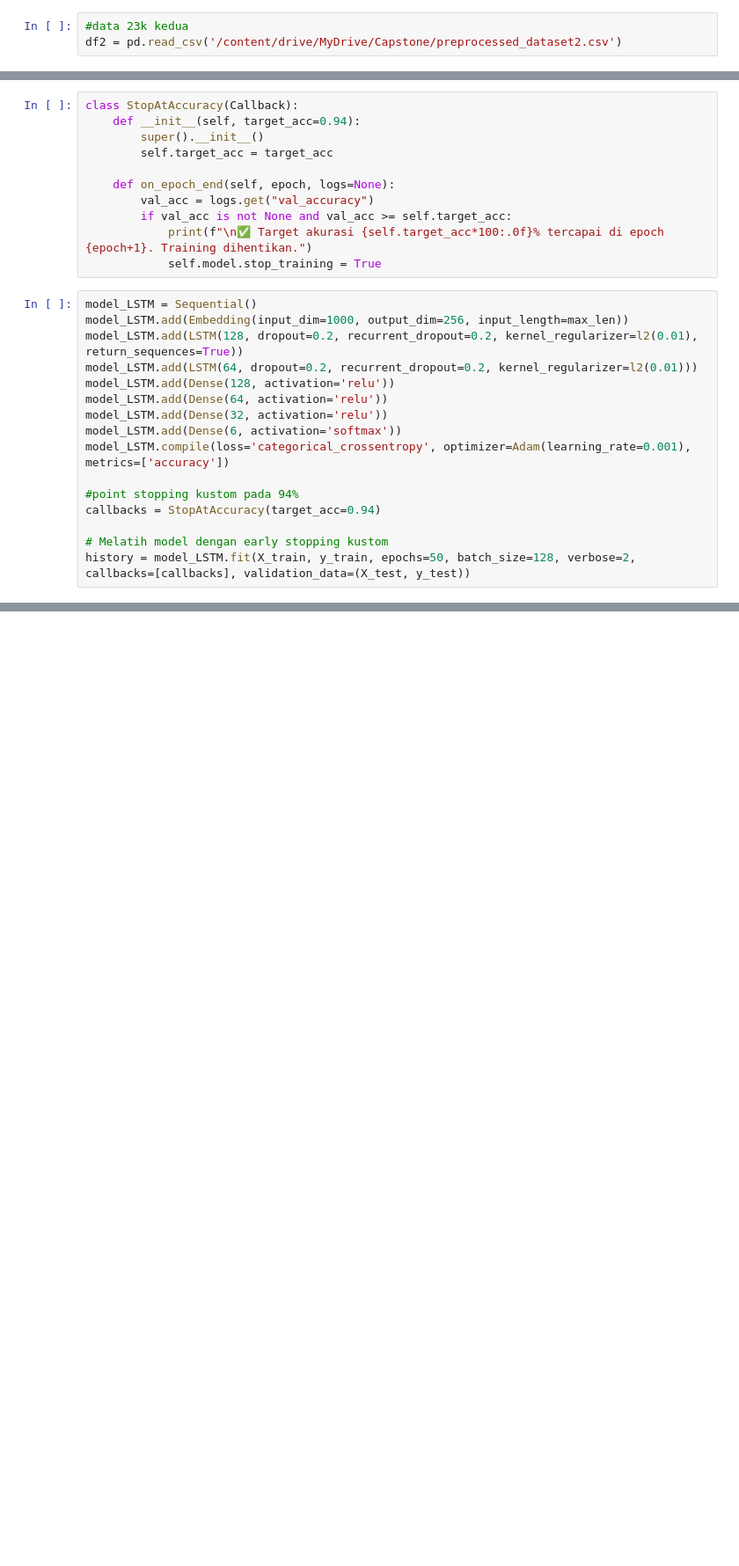
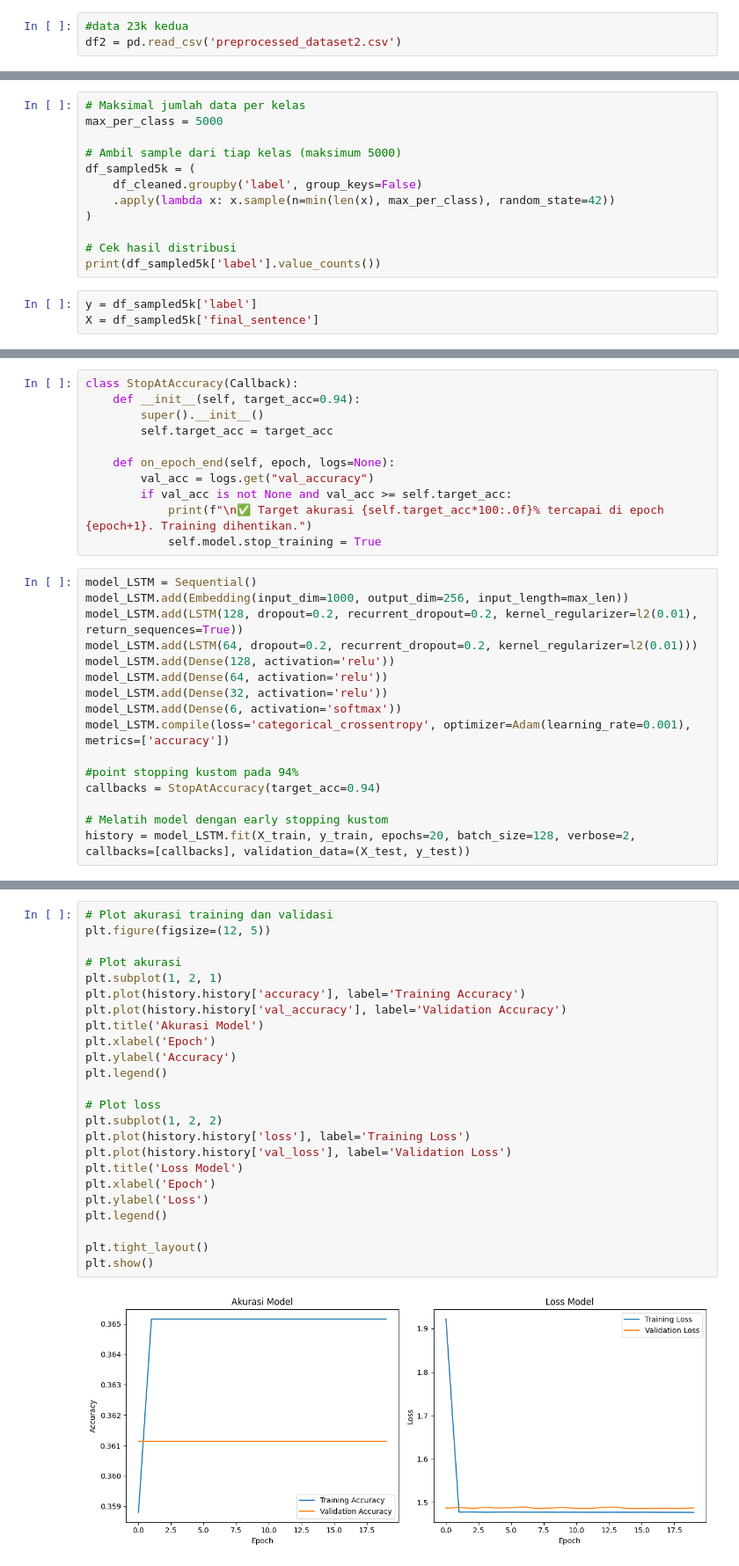
Before and after one commit to msultanyordan/NervEase-App, a Jupyter notebook: capstone_lstm_model.ipynb, the cells around one changed output, grey strips where cells are left out. Shown: that part at 88% size. Saved outputs shown, nothing was run; the diff lists cells and outputs as text; blank space fills up the shorter version.

```diff
--- a/capstone_lstm_model.ipynb
+++ b/capstone_lstm_model.ipynb
@@ -70,7 +70,7 @@ memory usage: 2.2+ MB
 df1_clean = df1.dropna()
 # %%
 #data 23k kedua
-df2 = pd.read_csv('/content/drive/MyDrive/Capstone/preprocessed_dataset2.csv')
+df2 = pd.read_csv('preprocessed_dataset2.csv')
 # %%
 df2
 # %% [output]
@@ -180,3 +225,18 @@ X = df_cleaned['final_sentence']
+# %%
+# Maksimal jumlah data per kelas
+max_per_class = 5000
+
+# Ambil sample dari tiap kelas (maksimum 5000)
+df_sampled5k = (
+    df_cleaned.groupby('label', group_keys=False)
+    .apply(lambda x: x.sample(n=min(len(x), max_per_class), random_state=42))
+)
+
+# Cek hasil distribusi
+print(df_sampled5k['label'].value_counts())
+# %%
+y = df_sampled5k['label']
+X = df_sampled5k['final_sentence']
 # %%
 #copy data awal untuk di gunakan di tokenizer
 y_cate = y.copy()
@@ -226,5 +283,5 @@ model_LSTM.compile(loss='categorical_crossentropy', optimizer=Adam(learning_rate
 callbacks = StopAtAccuracy(target_acc=0.94)
 
 # Melatih model dengan early stopping kustom
-history = model_LSTM.fit(X_train, y_train, epochs=50, batch_size=128, verbose=2, callbacks=[callbacks], validation_data=(X_test, y_test))
+history = model_LSTM.fit(X_train, y_train, epochs=20, batch_size=128, verbose=2, callbacks=[callbacks], validation_data=(X_test, y_test))
 # %% [output]
@@ -237,0 +309,26 @@ Mounted at /content/drive
+# %%
+# Plot akurasi training dan validasi
+plt.figure(figsize=(12, 5))
+
+# Plot akurasi
+plt.subplot(1, 2, 1)
+plt.plot(history.history['accuracy'], label='Training Accuracy')
+plt.plot(history.history['val_accuracy'], label='Validation Accuracy')
+plt.title('Akurasi Model')
+plt.xlabel('Epoch')
+plt.ylabel('Accuracy')
+plt.legend()
+
+# Plot loss
+plt.subplot(1, 2, 2)
+plt.plot(history.history['loss'], label='Training Loss')
+plt.plot(history.history['val_loss'], label='Validation Loss')
+plt.title('Loss Model')
+plt.xlabel('Epoch')
+plt.ylabel('Loss')
+plt.legend()
+
+plt.tight_layout()
+plt.show()
+# %% [output]
+[figure, added]
```
Also changed, not shown: parts of 12 cells of this notebook.
